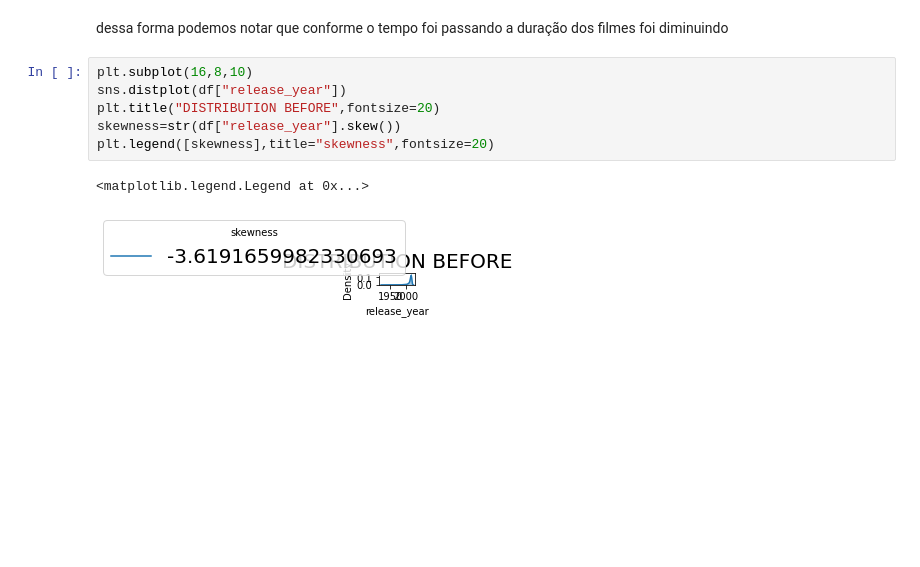
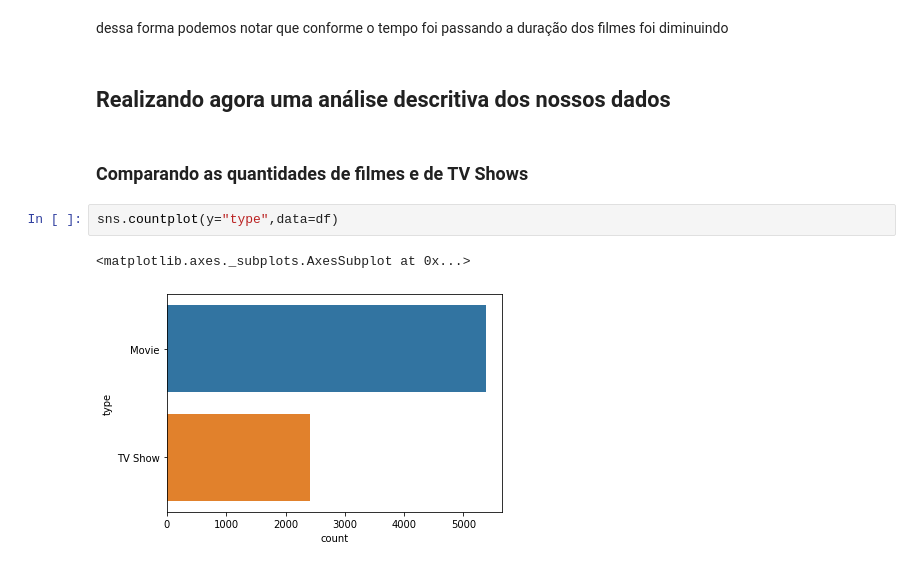
Before and after one commit to danielcti/data-science-project, a Jupyter notebook: dataVisualizationNetflix.ipynb, the cells around one changed output. Drawn from its saved outputs; the diff is of its cells as text; blank space fills up the shorter version.

Commit message:
Adicionando uns plots

```diff
--- a/dataVisualizationNetflix.ipynb
+++ b/dataVisualizationNetflix.ipynb
@@ -283,11 +388,11 @@ df[df.type=='Movie'].corr(method='spearman')
 # %% [markdown]
 dessa forma podemos notar que conforme o tempo foi passando a duração dos filmes foi diminuindo
-# %%
-plt.subplot(16,8,10)
-sns.distplot(df["release_year"])
-plt.title("DISTRIBUTION BEFORE",fontsize=20)
-skewness=str(df["release_year"].skew())
-plt.legend([skewness],title="skewness",fontsize=20)
-# %% [output]
-<matplotlib.legend.Legend at 0x...>
-[figure, removed]
+# %% [markdown]
+## Realizando agora uma análise descritiva dos nossos dados
+# %% [markdown]
+### Comparando as quantidades de filmes e de TV Shows
+# %%
+sns.countplot(y="type",data=df)
+# %% [output]
+<matplotlib.axes._subplots.AxesSubplot at 0x...>
+[figure, added]
```
Also changed, not shown: parts of 24 cells of this notebook.
